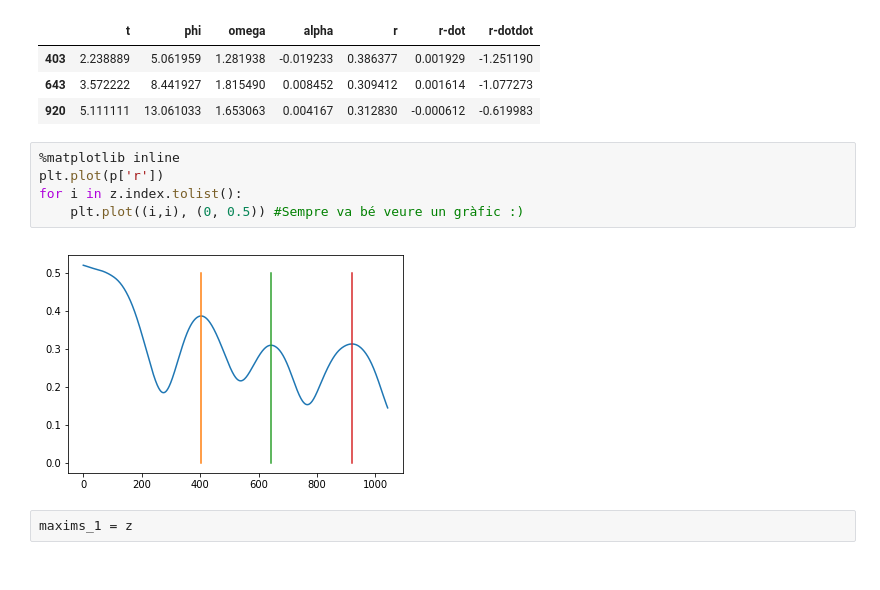
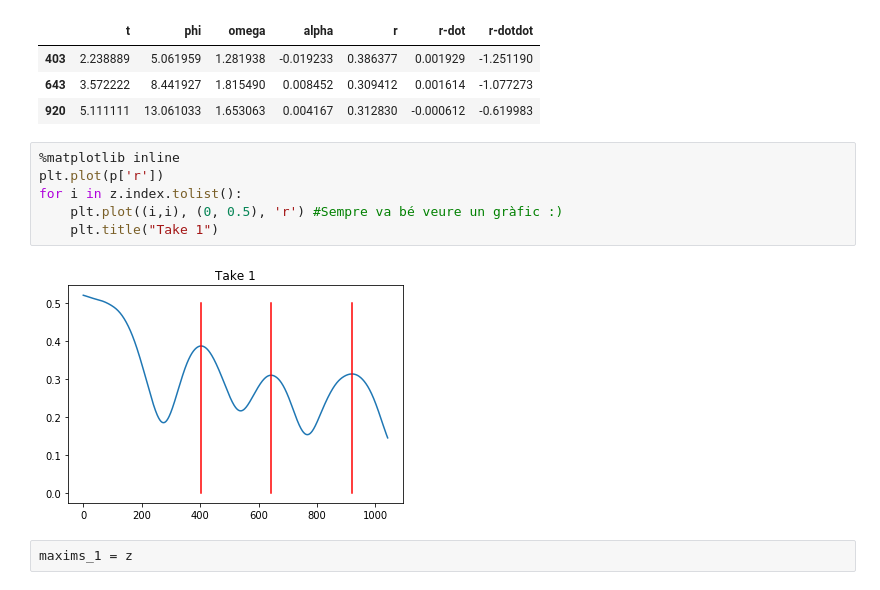
Before and after one commit to PauBatlle/Fisidabo-Revamped, a Jupyter notebook: Codi/Astronomical Data/Dades_astronòmiques2.0.ipynb, the cells around one changed output. Cells and saved outputs as stored; diff of their text form.

```diff
--- a/Codi/Astronomical Data/Dades_astronòmiques2.0.ipynb
+++ b/Codi/Astronomical Data/Dades_astronòmiques2.0.ipynb
@@ -30,10 +30,11 @@ z
 # %%
 %matplotlib inline
 plt.plot(p['r'])
 for i in z.index.tolist():
-    plt.plot((i,i), (0, 0.5)) #Sempre va bé veure un gràfic :)
+    plt.plot((i,i), (0, 0.5), 'r') #Sempre va bé veure un gràfic :)
+    plt.title("Take 1")
 # %% [output]
-[figure, old version]
+[figure, new version]
 # %%
 maxims_1 = z
 # %%
```
Also changed, not shown: parts of 7 cells of this notebook, 2 other files.
